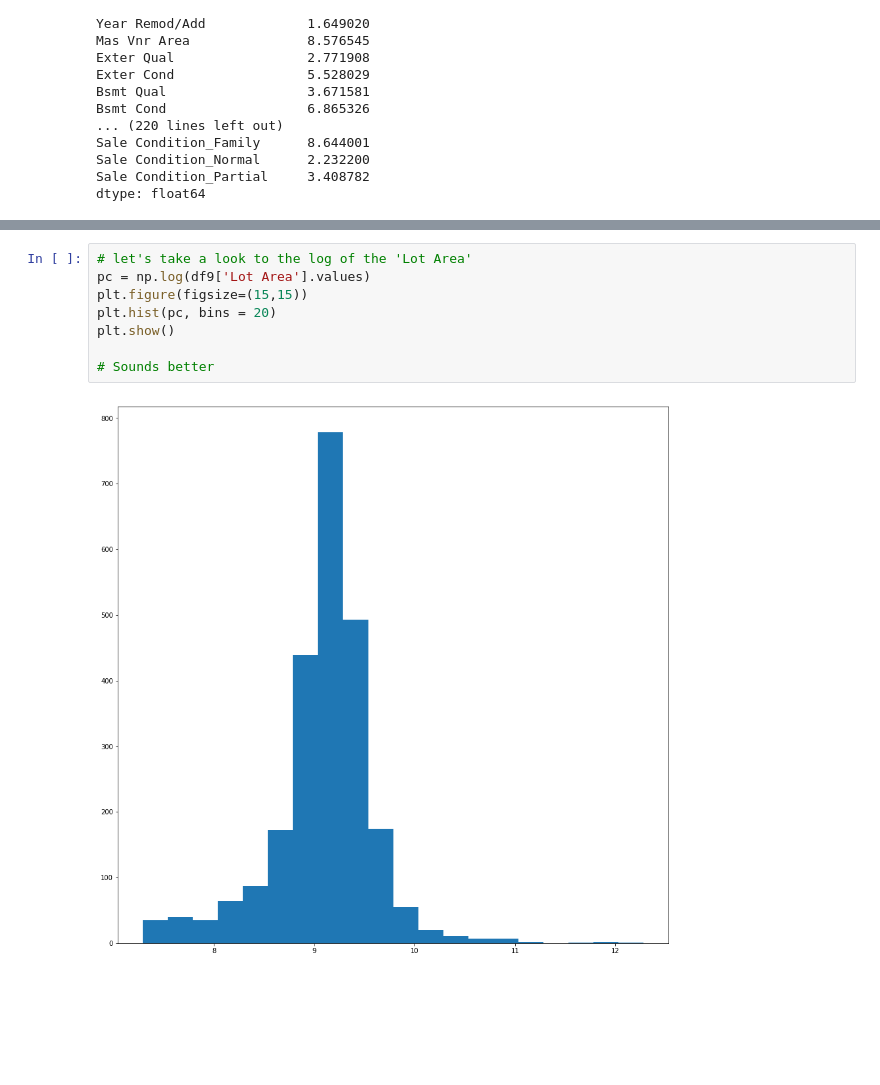
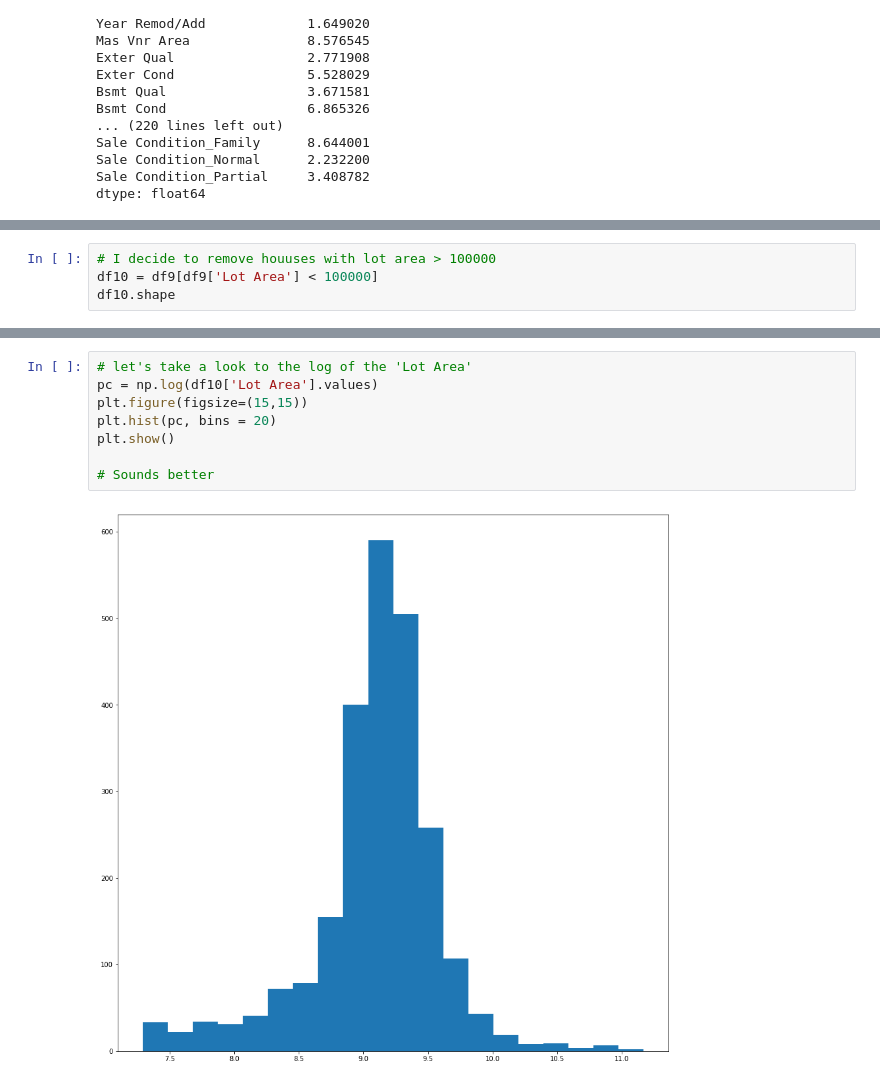
Before and after one commit to mickaelperring/p1, a Jupyter notebook: p3/part3.ipynb, the cells around one changed output, grey strips where cells are left out. Cells and saved outputs as stored; diff of their text form; blank space fills up the shorter version.

```diff
--- a/p3/part3.ipynb
+++ b/p3/part3.ipynb
@@ -308,2 +314,6 @@ plt.show()
 # %% [output]
 [figure]
+# %%
+# I decide to remove houuses with lot area > 100000
+df10 = df9[df9['Lot Area'] < 100000]
+df10.shape
@@ -310,13 +329,13 @@ plt.show()
 # %%
 # let's take a look to the log of the 'Lot Area'
-pc = np.log(df9['Lot Area'].values)
+pc = np.log(df10['Lot Area'].values)
 plt.figure(figsize=(15,15))
 plt.hist(pc, bins = 20)
 plt.show()
 
 # Sounds better
 # %% [output]
-[figure, old version]
+[figure, new version]
 # %%
 # I decide to add the log of all the areas feature as new features
 AreasFeatures = ['Lot Area', 'Mas Vnr Area', 'BsmtFin SF 1', 'BsmtFin SF 2', 'Bsmt Unf SF', 'Total Bsmt SF', '1st Flr SF', '2nd Flr SF', 'Low Qual Fin SF', 'Gr Liv Area', 'Garage Area', 'Wood Deck SF', 'Open Porch SF', 'Enclosed Porch', '3Ssn Porch', 'Screen Porch', 'Pool Area']
```
Also changed, not shown: parts of 30 cells of this notebook.
